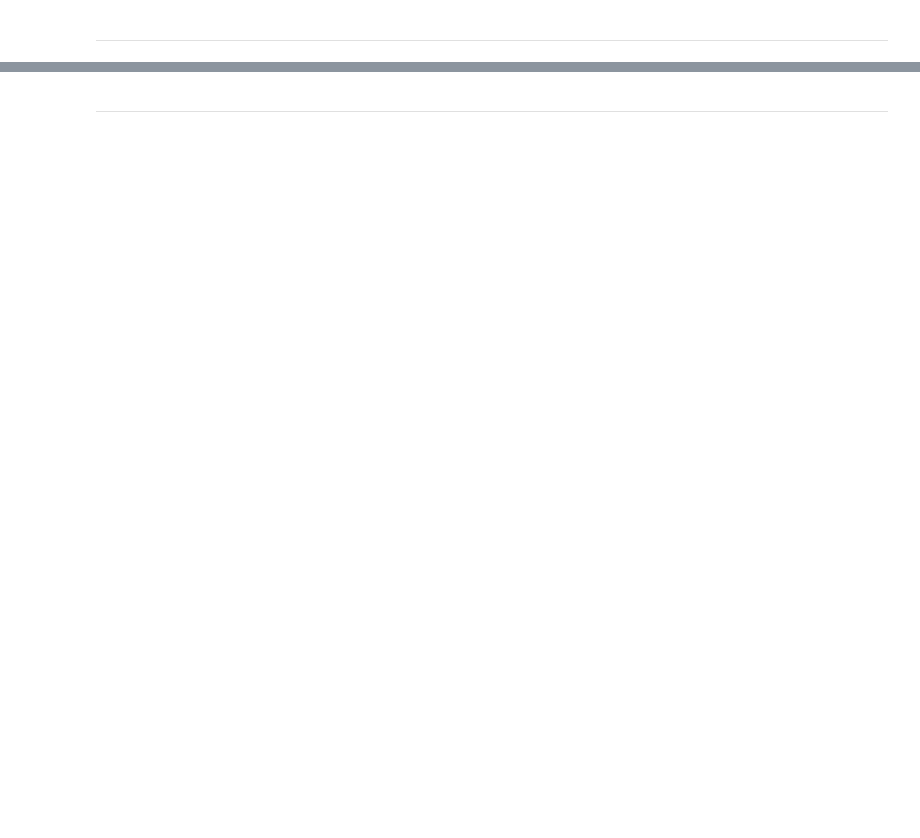
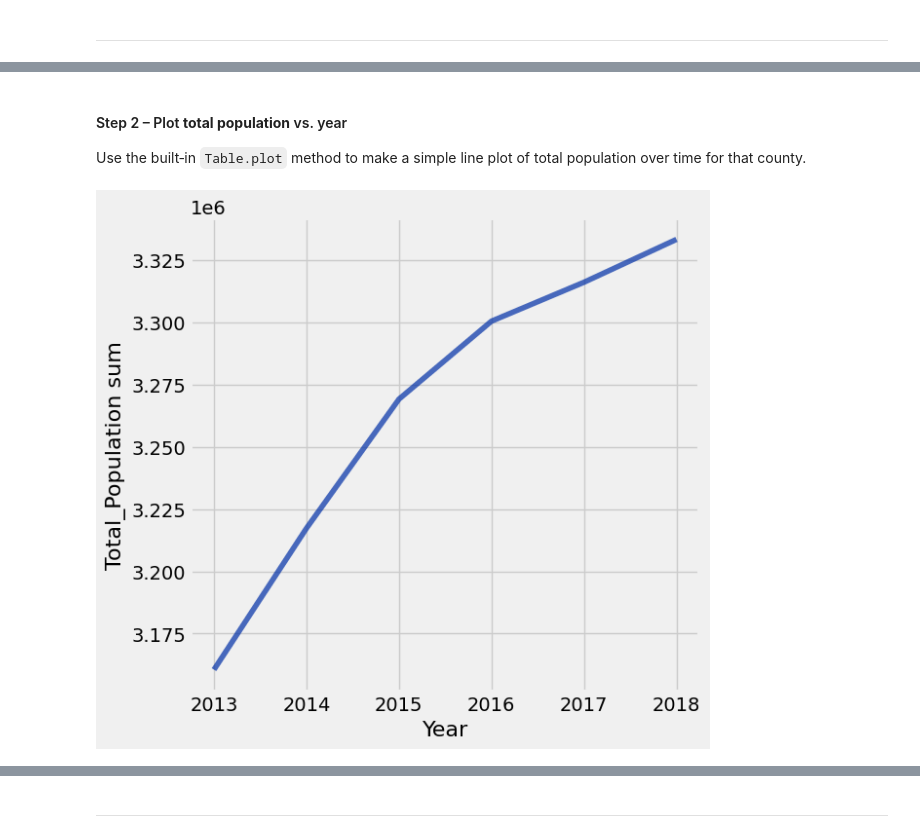
Before and after one commit to ds-modules/ecc-biology, a Jupyter notebook: mrsa/MRSA Data Analysis.ipynb, the cells around one changed output, grey strips where cells are left out. Saved outputs shown, nothing was run; the diff lists cells and outputs as text; code cells hidden in the pictures; blank space fills up the shorter version.

```diff
--- a/mrsa/MRSA Data Analysis.ipynb
+++ b/mrsa/MRSA Data Analysis.ipynb
@@ -267,0 +360,3 @@ WRITE YOUR OBSERVATIONS HERE
+# %%
+census_bonus = Table.read_table('census_bonus.csv').group([...],...)
+census_bonus.show(5)
@@ -267,0 +371,5 @@ WRITE YOUR OBSERVATIONS HERE
+# %%
+# Step 1: filter to a single county (you can change the name)
+county_name = 'Alameda County'  # note: match the exact spelling from the table
+census_county = census_bonus.where('County', county_name)
+census_county.show(5)
@@ -267,0 +384,10 @@ WRITE YOUR OBSERVATIONS HERE
+# %% [markdown]
+#### Step 2 – Plot **total population** vs. year
+
+Use the built‑in `Table.plot` method to make a simple line plot of total population over time for that county.
+# %%
+# Step 2: plot total population vs year for that county
+%matplotlib inline
+census_county.plot('Year', 'Total_Population sum')
+# %% [output]
+[figure, added]
```
Also changed, not shown: parts of 102 cells of this notebook, 31 other files.
